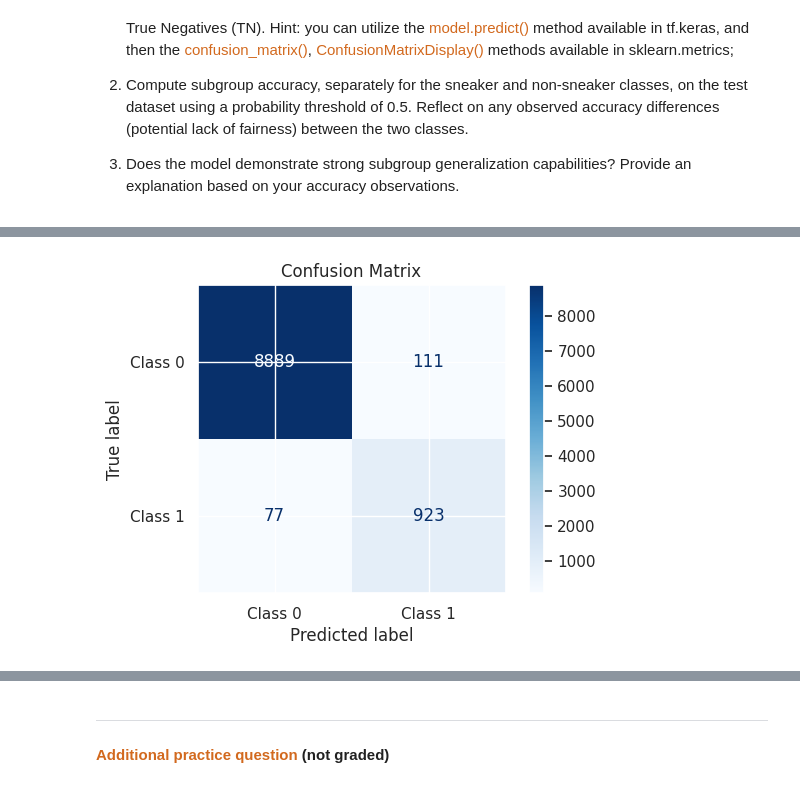
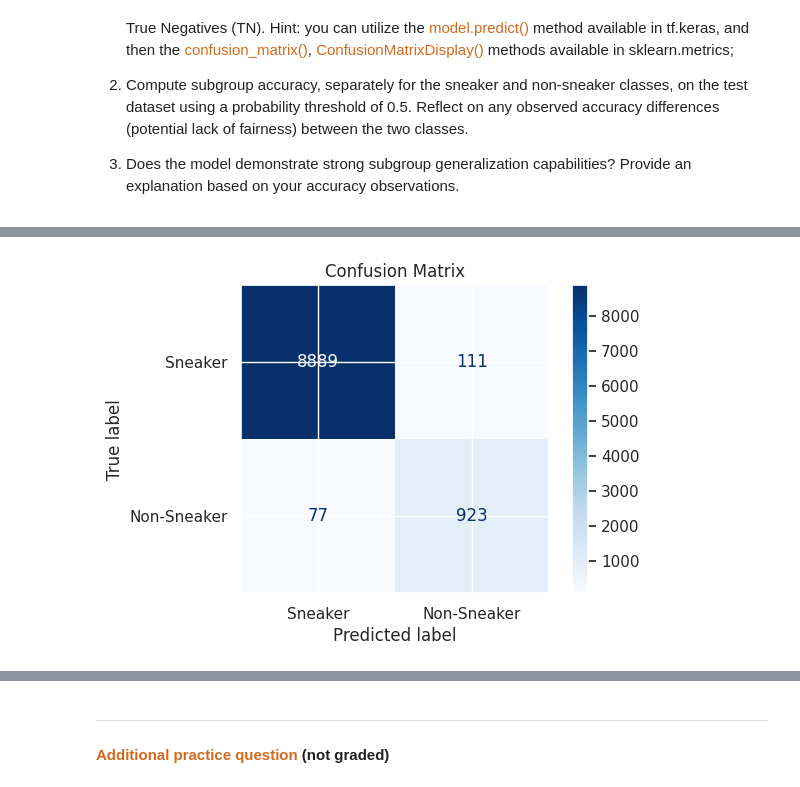
Before and after one commit to dabingougou/207, a Jupyter notebook: week_4/04 Logistic Regression with Tensorflow.ipynb, the cells around one changed output, grey strips where cells are left out. Saved outputs shown, nothing was run; the diff lists cells and outputs as text; code cells hidden in the pictures.

```diff
--- a/week_4/04 Logistic Regression with Tensorflow.ipynb
+++ b/week_4/04 Logistic Regression with Tensorflow.ipynb
@@ -756,12 +802,18 @@ array([[8889,  111],
 # %%
+# Visualization
+# Convert the matrix entries to numpy arrays so that the ConfusionMatrixDisplay() would work
 conf_matrix_np = conf_matrix.numpy() if isinstance(conf_matrix, tf.Tensor) else np.array(conf_matrix)
 
-disp = ConfusionMatrixDisplay(confusion_matrix=conf_matrix_np, display_labels=["Class 0", "Class 1"])
+
+disp = ConfusionMatrixDisplay(confusion_matrix=conf_matrix_np, display_labels=["Sneaker", "Non-Sneaker"])
 #disp.plot(cmap="Blues")  # Customize color scheme
 
 fig, ax = plt.subplots(figsize=(6, 4))
+
+ax.set_ylabel("Predicted Label")
+
 disp.plot(cmap="Blues", ax=ax)
 plt.title("Confusion Matrix")
 plt.show()
 # %% [output]
-[figure, old version]
+[figure, new version]
```
Also changed, not shown: parts of 26 cells of this notebook.
